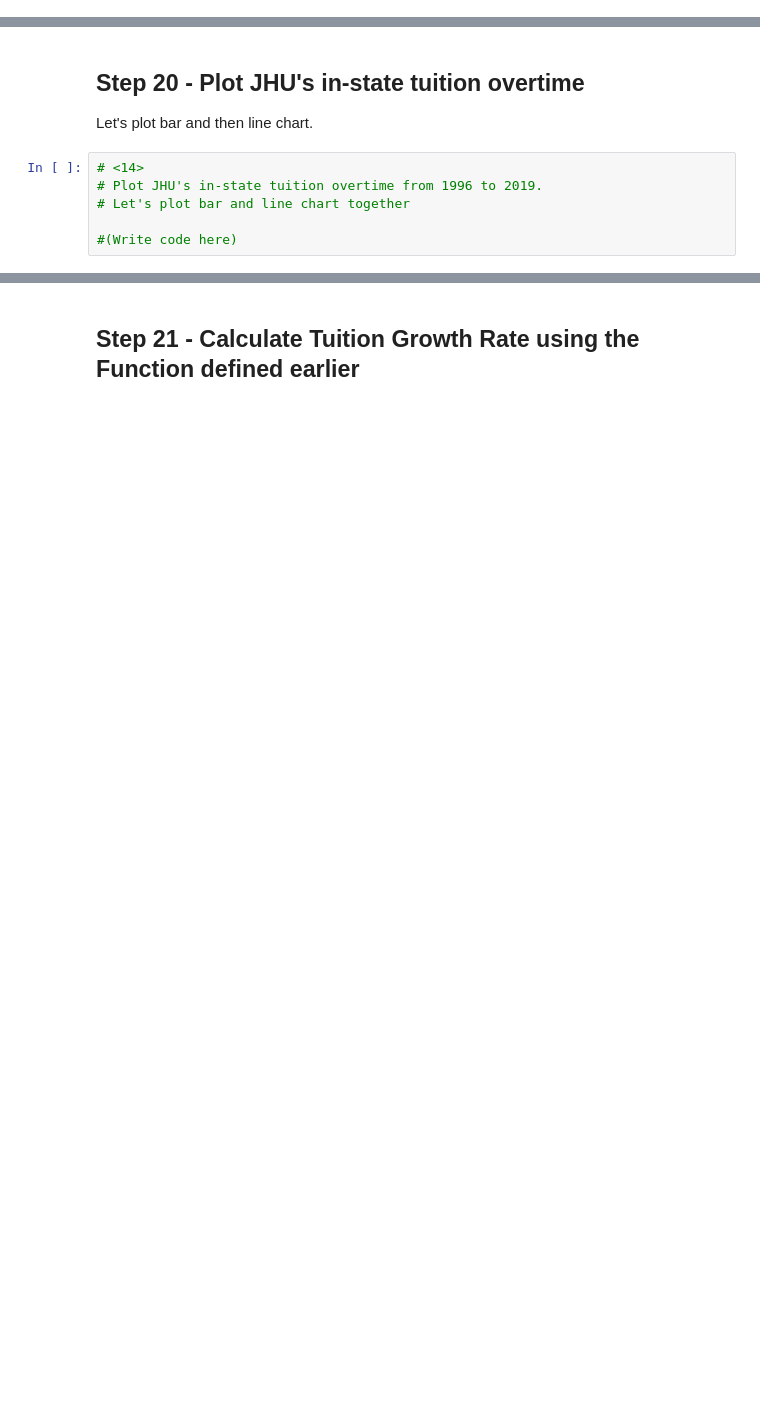
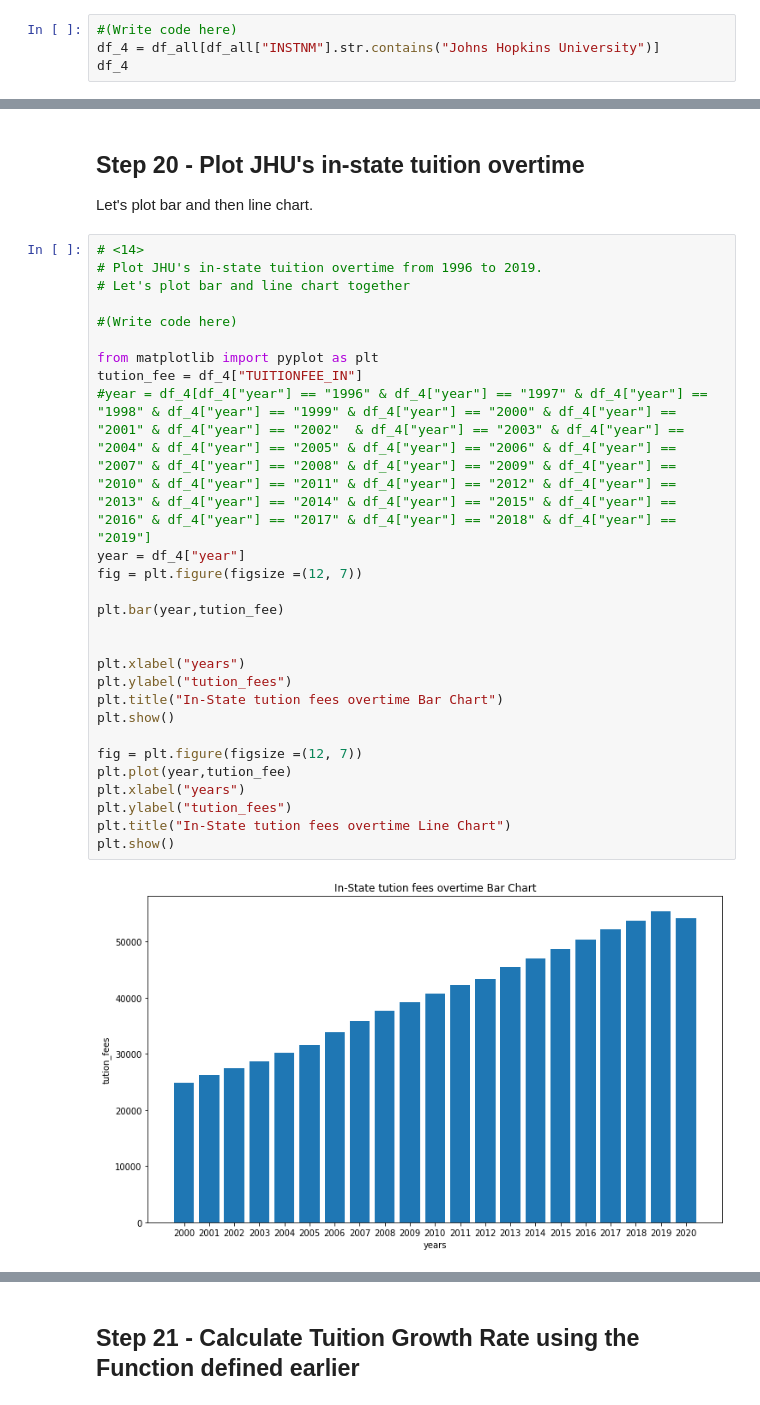
Before and after one commit to arthik1699/python-stats-dataviz, a Jupyter notebook: Assignment_06/assignments/assignment_06_colleges2/assignment_06.ipynb, the cells around one changed output, grey strips where cells are left out. Saved outputs shown, nothing was run; the diff lists cells and outputs as text; blank space fills up the shorter version.

```diff
--- a/Assignment_06/assignments/assignment_06_colleges2/assignment_06.ipynb
+++ b/Assignment_06/assignments/assignment_06_colleges2/assignment_06.ipynb
@@ -360,0 +742,4 @@ The dataframe contains many years of data of all U.S. colleges. Let's just look
+# %%
+#(Write code here)
+df_4 = df_all[df_all["INSTNM"].str.contains("Johns Hopkins University")]
+df_4
@@ -362,9 +765,32 @@ The dataframe contains many years of data of all U.S. colleges. Let's just look
 ## Step 20 - Plot JHU's in-state tuition overtime
 
 Let's plot bar and then line chart.
-# %%
-# <14>
-# Plot JHU's in-state tuition overtime from 1996 to 2019.
-# Let's plot bar and line chart together
-
-#(Write code here)
+# %%
+# <14>
+# Plot JHU's in-state tuition overtime from 1996 to 2019.
+# Let's plot bar and line chart together
+
+#(Write code here)
+
+from matplotlib import pyplot as plt
+tution_fee = df_4["TUITIONFEE_IN"]
+#year = df_4[df_4["year"] == "1996" & df_4["year"] == "1997" & df_4["year"] == "1998" & df_4["year"] == "1999" & df_4["year"] == "2000" & df_4["year"] == "2001" & df_4["year"] == "2002"  & df_4["year"] == "2003" & df_4["year"] == "2004" & df_4["year"] == "2005" & df_4["year"] == "2006" & df_4["year"] == "2007" & df_4["year"] == "2008" & df_4["year"] == "2009" & df_4["year"] == "2010" & df_4["year"] == "2011" & df_4["year"] == "2012" & df_4["year"] == "2013" & df_4["year"] == "2014" & df_4["year"] == "2015" & df_4["year"] == "2016" & df_4["year"] == "2017" & df_4["year"] == "2018" & df_4["year"] == "2019"]
+year = df_4["year"]
+fig = plt.figure(figsize =(12, 7))
+
+plt.bar(year,tution_fee)
+
+
+plt.xlabel("years")
+plt.ylabel("tution_fees")
+plt.title("In-State tution fees overtime Bar Chart")
+plt.show()
+
+fig = plt.figure(figsize =(12, 7))
+plt.plot(year,tution_fee)
+plt.xlabel("years")
+plt.ylabel("tution_fees")
+plt.title("In-State tution fees overtime Line Chart")
+plt.show()
+# %% [output]
+[figure, added]
```
Also changed, not shown: parts of 60 cells of this notebook.
